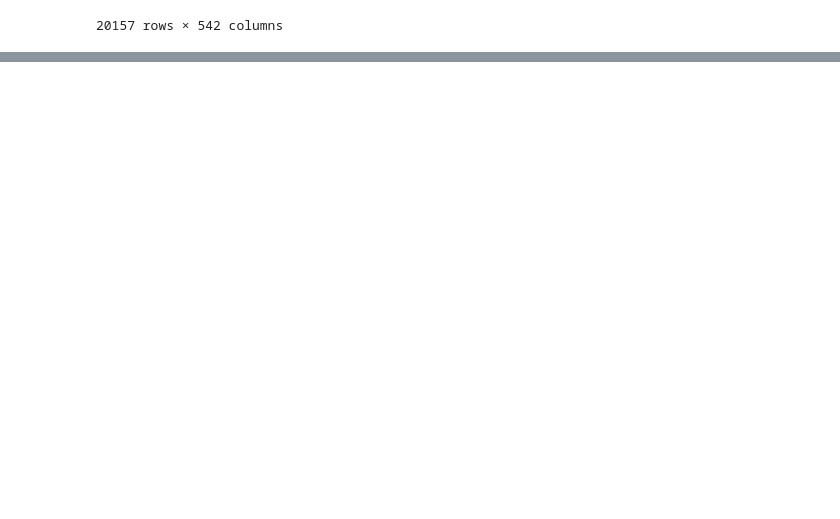
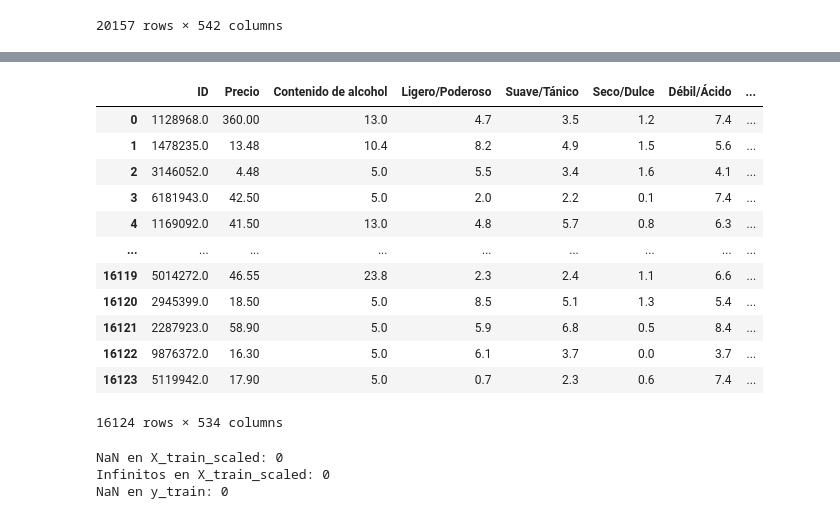
Before and after one commit to 4GeeksAcademy/Proyecto_grupo2_vinos, a Jupyter notebook: src/trabajo_csv.ipynb, the cells around one changed output, grey strips where cells are left out. Drawn from its saved outputs; the diff is of its cells as text; code cells hidden in the pictures; blank space fills up the shorter version.

```diff
--- a/src/trabajo_csv.ipynb
+++ b/src/trabajo_csv.ipynb
@@ -478,0 +547,34 @@ ValueError: DataFrame.dtypes for data must be int, float, bool or category. When
+# %%
+
+from sklearn.impute import KNNImputer
+
+# Crear el modelo KNN Imputer (por ejemplo, usando k=5)
+knn_imputer = KNNImputer(n_neighbors=5)
+
+# 1. Imputar los valores faltantes en X_train
+X_train_imputed = knn_imputer.fit_transform(X_train)
+
+# Convertir el resultado imputado a un DataFrame si lo deseas
+X_train_imputed = pd.DataFrame(X_train_imputed, columns=X_train.columns)
+
+# 2. Imputar los valores faltantes en X_test usando el mismo modelo entrenado en X_train
+X_test_imputed = knn_imputer.transform(X_test)
+
+# Convertir también X_test imputado a un DataFrame
+X_test_imputed = pd.DataFrame(X_test_imputed, columns=X_test.columns)
+# %%
+X_train_imputed
+# %% [output]
+|  | ID | Precio | Contenido de alcohol | Ligero/Poderoso | Suave/Tánico | Seco/Dulce | Débil/Ácido | ... |
+| 0 | 1128968.0 | 360.00 | 13.0 | 4.7 | 3.5 | 1.2 | 7.4 | ... |
+| 1 | 1478235.0 | 13.48 | 10.4 | 8.2 | 4.9 | 1.5 | 5.6 | ... |
+| 2 | 3146052.0 | 4.48 | 5.0 | 5.5 | 3.4 | 1.6 | 4.1 | ... |
+| 3 | 6181943.0 | 42.50 | 5.0 | 2.0 | 2.2 | 0.1 | 7.4 | ... |
+| 4 | 1169092.0 | 41.50 | 13.0 | 4.8 | 5.7 | 0.8 | 6.3 | ... |
+| ... | ... | ... | ... | ... | ... | ... | ... | ... |
+| 16119 | 5014272.0 | 46.55 | 23.8 | 2.3 | 2.4 | 1.1 | 6.6 | ... |
+| 16120 | 2945399.0 | 18.50 | 5.0 | 8.5 | 5.1 | 1.3 | 5.4 | ... |
+| 16121 | 2287923.0 | 58.90 | 5.0 | 5.9 | 6.8 | 0.5 | 8.4 | ... |
+| 16122 | 9876372.0 | 16.30 | 5.0 | 6.1 | 3.7 | 0.0 | 3.7 | ... |
+| 16123 | 5119942.0 | 17.90 | 5.0 | 0.7 | 2.3 | 0.6 | 7.4 | ... |
+16124 rows × 534 columns
@@ -478,0 +590,15 @@ ValueError: DataFrame.dtypes for data must be int, float, bool or category. When
+# %%
+import numpy as np
+
+# Verificar NaN en X_train_scaled
+print("NaN en X_train_scaled:", X_train_scaled.isna().sum().sum())
+
+# Verificar valores infinitos en X_train_scaled
+print("Infinitos en X_train_scaled:", np.isinf(X_train_scaled).sum().sum())
+
+# Verificar NaN en y_train
+print("NaN en y_train:", y_train.isna().sum())
+# %% [output]
+NaN en X_train_scaled: 0
+Infinitos en X_train_scaled: 0
+NaN en y_train: 0
```
Also changed, not shown: parts of 27 cells of this notebook.
